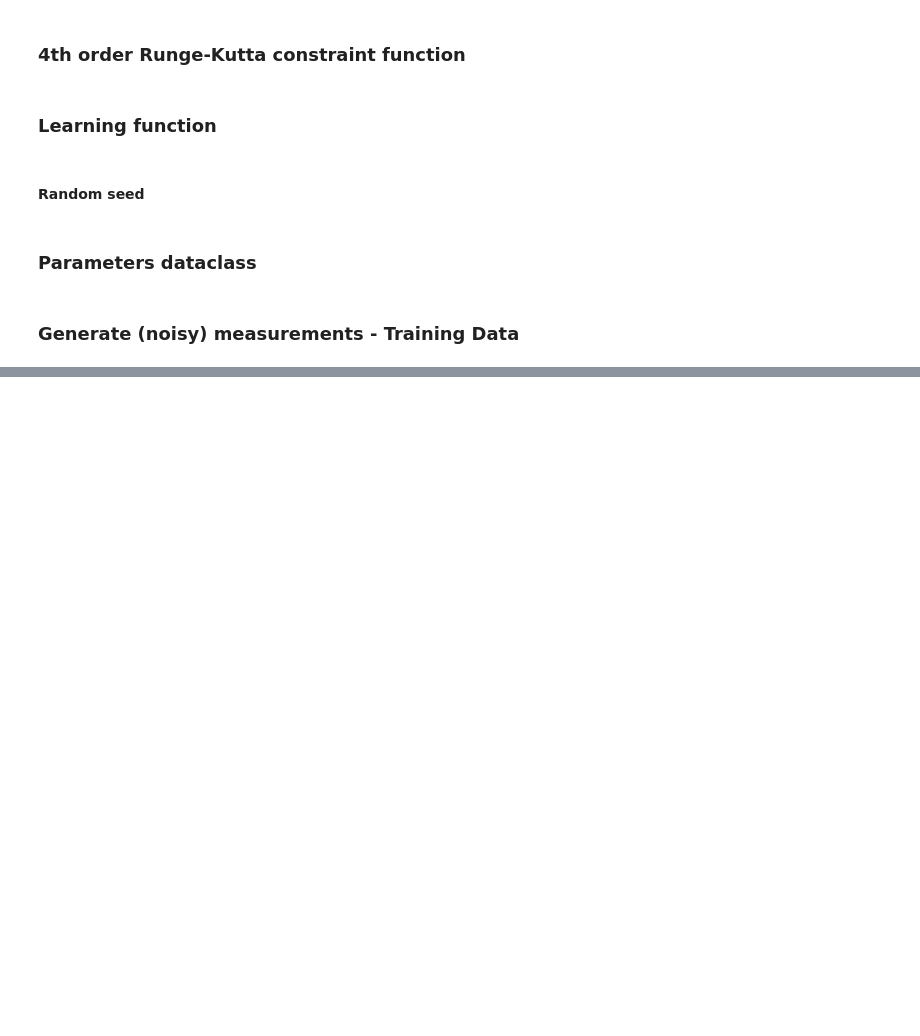
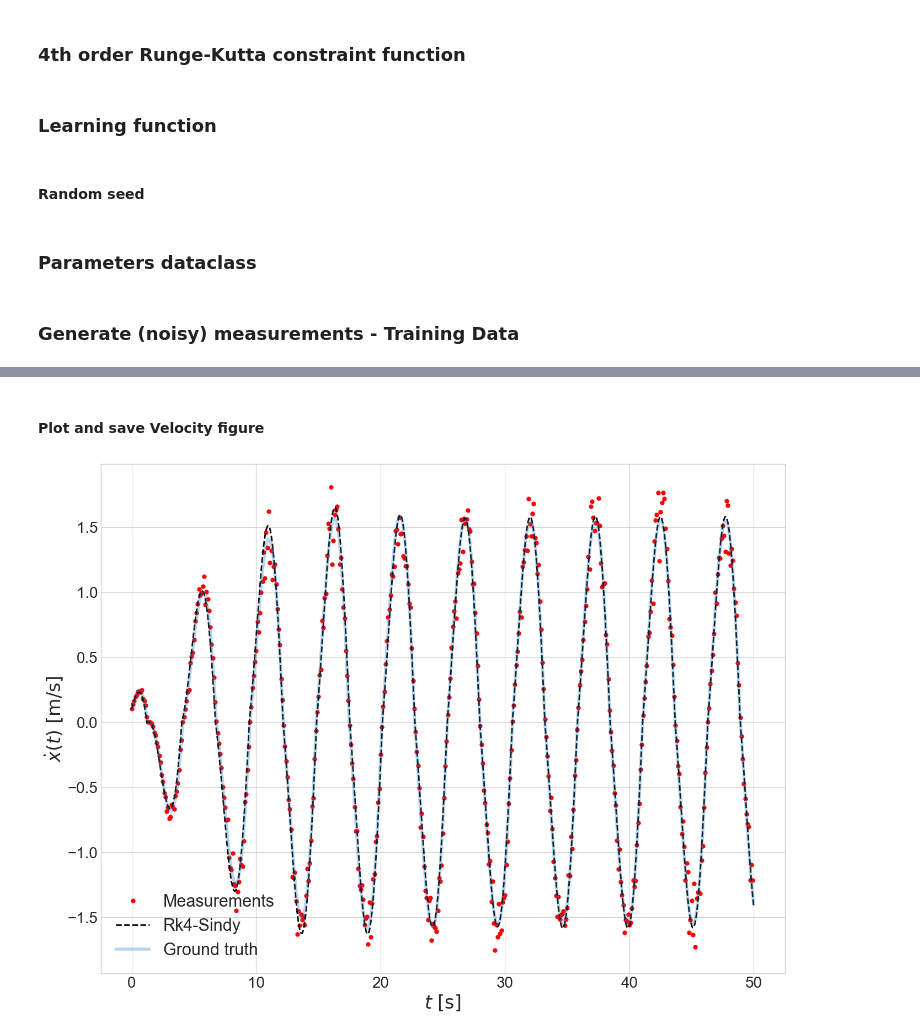
Before and after one commit to xristosl0610/PhI-SINDy, a Jupyter notebook: current/main_CL.ipynb, the cells around one changed output, grey strips where cells are left out. Drawn from its saved outputs; the diff is of its cells as text; code cells hidden in the pictures; blank space fills up the shorter version.

```diff
--- a/current/main_CL.ipynb
+++ b/current/main_CL.ipynb
@@ -290,0 +394,21 @@ Learned_Coeffs
+# %% [markdown]
+#### Plot and save Velocity figure
+# %%
+plt.figure(figsize=(16,12))
+
+plt.plot(ts[::20], x[::20, 1], "ro", markersize=5, label="Measurements")
+plt.plot(ts, x_learnt[:, 1], "k--", linewidth=2, label="Rk4-Sindy")
+plt.plot(ts, x_denoised[:, 1], alpha=0.3, linewidth=4, label="Ground truth")
+
+plt.legend(fontsize=22)#, bbox_to_anchor=(1.1, 1.05))
+plt.xlabel(r"$t \, \, \mathrm{[s]}$", fontsize=24)
+plt.ylabel(r"$\dot{x}(t) \, \, \mathrm{[m/s]}$", fontsize=24)
+
+plt.xticks(fontsize=20)
+plt.yticks(fontsize=20)
+
+plt.savefig(os.path.join(dir_plot_path, new_dir, "v.png"), bbox_inches='tight')
+
+plt.show()
+# %% [output]
+[figure, added]
```
Also changed, not shown: parts of 16 cells of this notebook, 5 other files.
